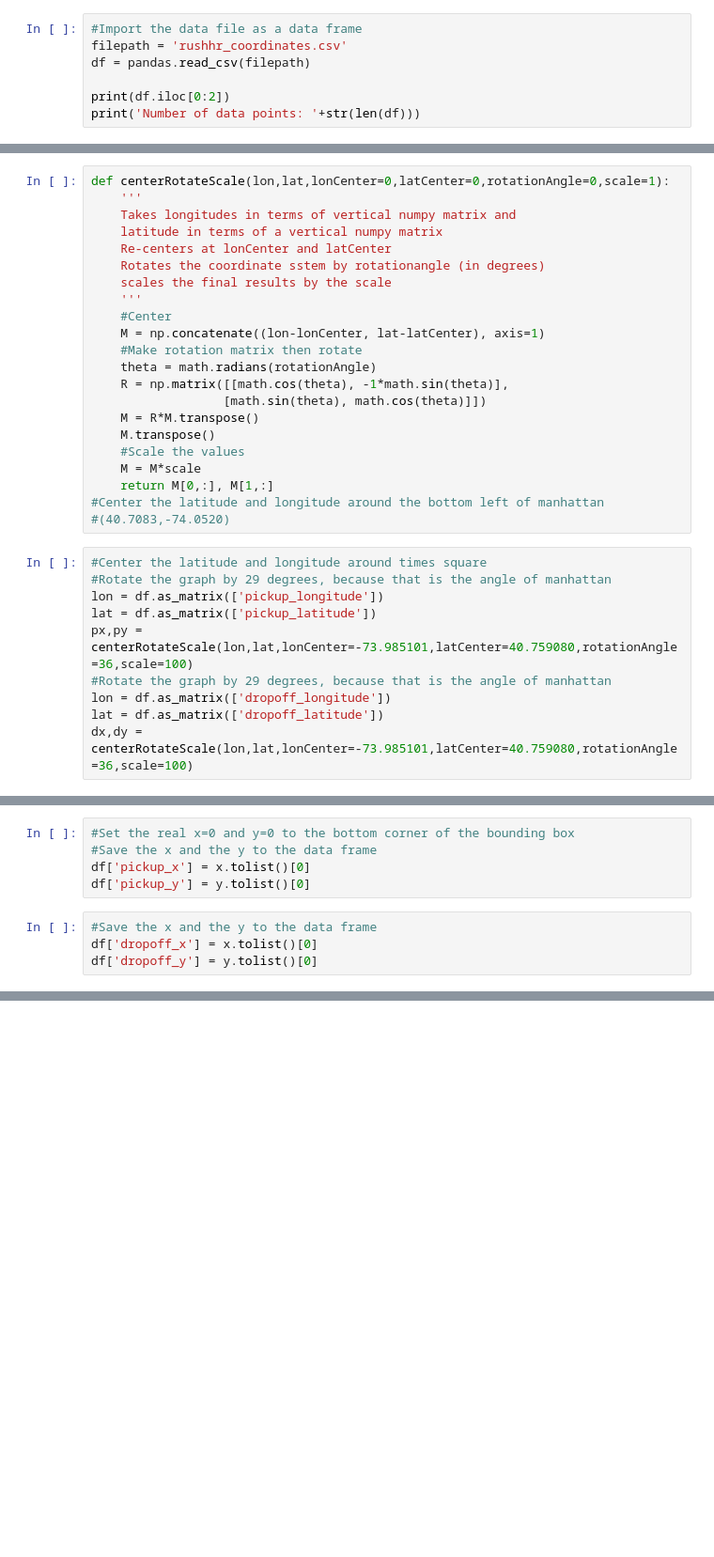
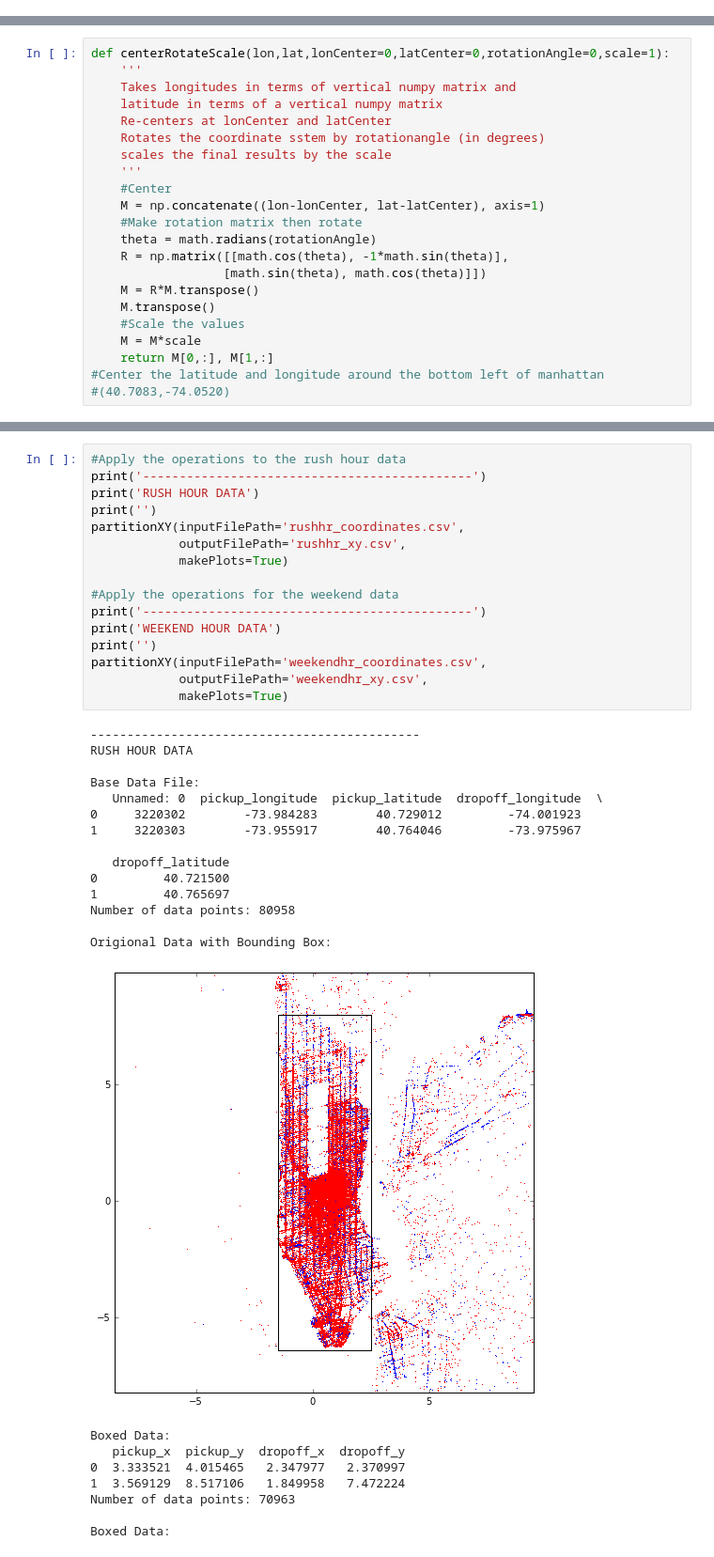
Before and after one commit to jgilles23/CEE245_FinalProject, a Jupyter notebook: PartitionDataByCoordinatesToXY.ipynb, the cells around one changed output, grey strips where cells are left out. Shown at 94% size. Saved outputs shown, nothing was run; the diff lists cells and outputs as text; blank space fills up the shorter version.

Commit message:
Made Code and Files to make the data in XY coordinates
Read the descriptions in the partiton file code to understand what the x
any y coordinates mean

```diff
--- a/PartitionDataByCoordinatesToXY.ipynb
+++ b/PartitionDataByCoordinatesToXY.ipynb
@@ -4,10 +4,3 @@ import numpy as np
 import math
 import matplotlib.pyplot as plt
 %matplotlib inline
-# %%
-#Import the data file as a data frame
-filepath = 'rushhr_coordinates.csv'
-df = pandas.read_csv(filepath)
-
-print(df.iloc[0:2])
-print('Number of data points: '+str(len(df)))
@@ -42,14 +28,4 @@ def centerRotateScale(lon,lat,lonCenter=0,latCenter=0,rotationAngle=0,scale=1):
     return M[0,:], M[1,:]
 #Center the latitude and longitude around the bottom left of manhattan
 #(40.7083,-74.0520)
-# %%
-#Center the latitude and longitude around times square
-#Rotate the graph by 29 degrees, because that is the angle of manhattan
-lon = df.as_matrix(['pickup_longitude'])
-lat = df.as_matrix(['pickup_latitude'])
-px,py = centerRotateScale(lon,lat,lonCenter=-73.985101,latCenter=40.759080,rotationAngle=36,scale=100)
-#Rotate the graph by 29 degrees, because that is the angle of manhattan
-lon = df.as_matrix(['dropoff_longitude'])
-lat = df.as_matrix(['dropoff_latitude'])
-dx,dy = centerRotateScale(lon,lat,lonCenter=-73.985101,latCenter=40.759080,rotationAngle=36,scale=100)
 # %%
@@ -73,9 +54,0 @@ if True:
-# %%
-#Set the real x=0 and y=0 to the bottom corner of the bounding box
-#Save the x and the y to the data frame
-df['pickup_x'] = x.tolist()[0]
-df['pickup_y'] = y.tolist()[0]
-# %%
-#Save the x and the y to the data frame
-df['dropoff_x'] = x.tolist()[0]
-df['dropoff_y'] = y.tolist()[0]
@@ -81,0 +138,39 @@ df['dropoff_y'] = y.tolist()[0]
+# %%
+#Apply the operations to the rush hour data
+print('---------------------------------------------')
+print('RUSH HOUR DATA')
+print('')
+partitionXY(inputFilePath='rushhr_coordinates.csv',
+            outputFilePath='rushhr_xy.csv',
+            makePlots=True)
+
+#Apply the operations for the weekend data
+print('---------------------------------------------')
+print('WEEKEND HOUR DATA')
+print('')
+partitionXY(inputFilePath='weekendhr_coordinates.csv',
+            outputFilePath='weekendhr_xy.csv',
+            makePlots=True)
+# %% [output]
+---------------------------------------------
+RUSH HOUR DATA
+
+Base Data File:
+   Unnamed: 0  pickup_longitude  pickup_latitude  dropoff_longitude  \
+0     3220302        -73.984283        40.729012         -74.001923
+1     3220303        -73.955917        40.764046         -73.975967
+
+   dropoff_latitude
+0         40.721500
+1         40.765697
+Number of data points: 80958
+
+Origional Data with Bounding Box:
+[figure, added]
+Boxed Data:
+   pickup_x  pickup_y  dropoff_x  dropoff_y
+0  3.333521  4.015465   2.347977   2.370997
+1  3.569129  8.517106   1.849958   7.472224
+Number of data points: 70963
+
+Boxed Data:
```
Also changed, not shown: parts of 6 cells of this notebook, 2 other files.
